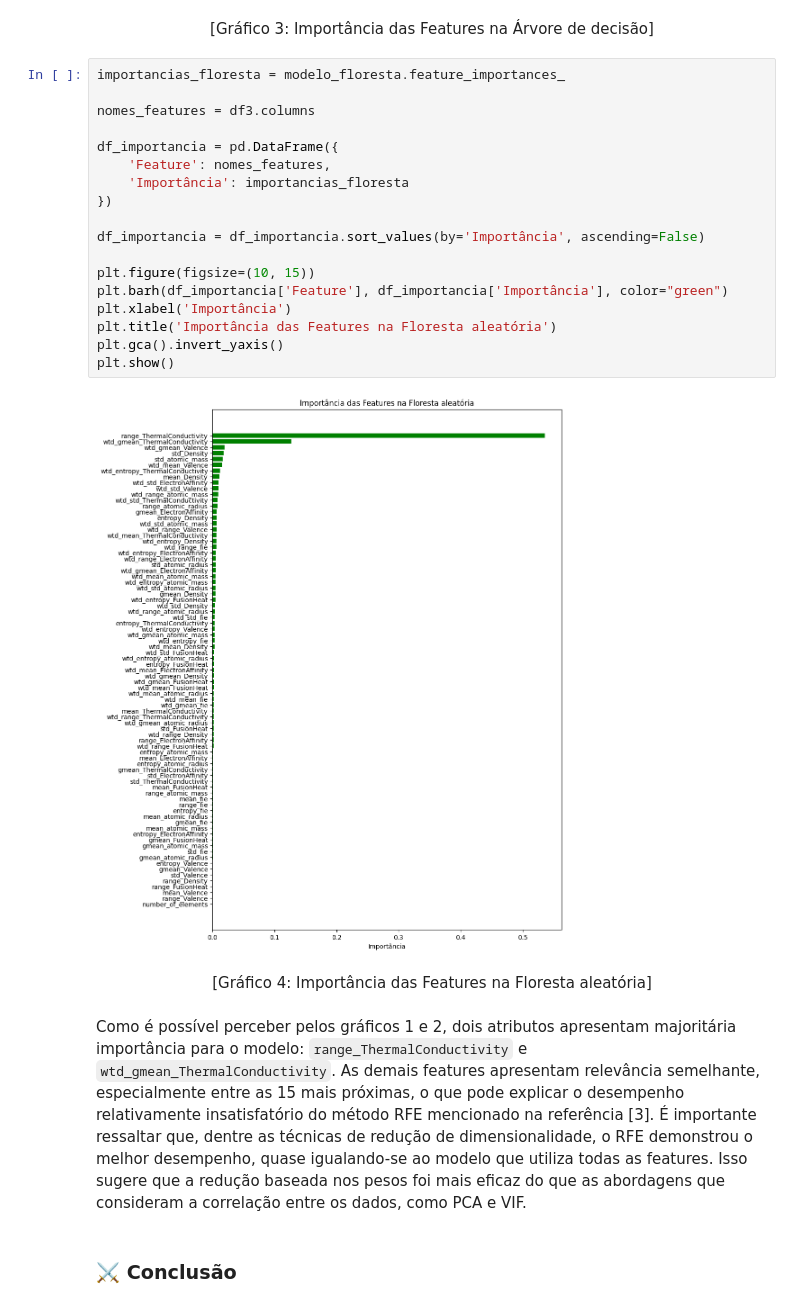
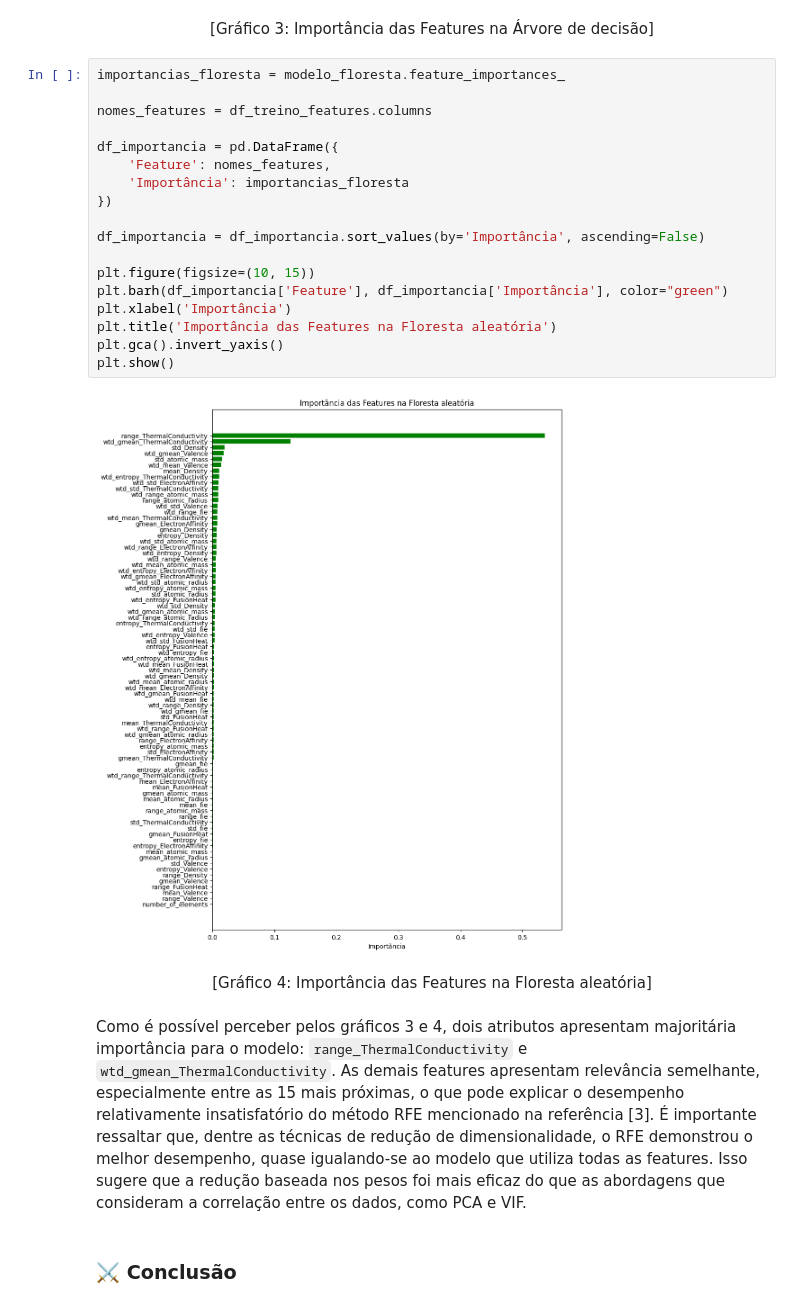
Before and after one commit to JuliaGuedesASantos/Machine-Learning---Cavaleiros-da-Supernova, a Jupyter notebook: Criatura Lendária/2.4 Desenvolvimento - Árvore de decisão e Floresta Aleatória.ipynb, the cells around one changed output. Saved outputs shown, nothing was run; the diff lists cells and outputs as text.

```diff
--- a/Criatura Lendária/2.4 Desenvolvimento - Árvore de decisão e Floresta Aleatória.ipynb
+++ b/Criatura Lendária/2.4 Desenvolvimento - Árvore de decisão e Floresta Aleatória.ipynb
@@ -226,27 +225,27 @@ plt.show()
 # %%
 importancias_floresta = modelo_floresta.feature_importances_
 
-nomes_features = df3.columns
+nomes_features = df_treino_features.columns
 
 df_importancia = pd.DataFrame({
     'Feature': nomes_features,
     'Importância': importancias_floresta
 })
 
 df_importancia = df_importancia.sort_values(by='Importância', ascending=False)
 
 plt.figure(figsize=(10, 15))
 plt.barh(df_importancia['Feature'], df_importancia['Importância'], color="green")
 plt.xlabel('Importância')
 plt.title('Importância das Features na Floresta aleatória')
 plt.gca().invert_yaxis()
 plt.show()
 # %% [output]
-[figure, old version]
+[figure, new version]
 # %% [markdown]
 <center> [Gráfico 4: Importância das Features na Floresta aleatória]
 # %% [markdown]
-Como é possível perceber pelos gráficos 1 e 2, dois atributos apresentam majoritária importância para o modelo: ``range_ThermalConductivity`` e ``wtd_gmean_ThermalConductivity``. As demais features apresentam relevância semelhante, especialmente entre as 15 mais próximas, o que pode explicar o desempenho relativamente insatisfatório do método RFE mencionado na referência [3]. É importante ressaltar que, dentre as técnicas de redução de dimensionalidade, o RFE demonstrou o melhor desempenho, quase igualando-se ao modelo que utiliza todas as features. Isso sugere que a redução baseada nos pesos foi mais eficaz do que as abordagens que consideram a correlação entre os dados, como PCA e VIF.
+Como é possível perceber pelos gráficos 3 e 4, dois atributos apresentam majoritária importância para o modelo: ``range_ThermalConductivity`` e ``wtd_gmean_ThermalConductivity``. As demais features apresentam relevância semelhante, especialmente entre as 15 mais próximas, o que pode explicar o desempenho relativamente insatisfatório do método RFE mencionado na referência [3]. É importante ressaltar que, dentre as técnicas de redução de dimensionalidade, o RFE demonstrou o melhor desempenho, quase igualando-se ao modelo que utiliza todas as features. Isso sugere que a redução baseada nos pesos foi mais eficaz do que as abordagens que consideram a correlação entre os dados, como PCA e VIF.
 # %% [markdown]
 ### ⚔️ **Conclusão**
 # %% [markdown]
```
Also changed, not shown: parts of 9 cells of this notebook, 7 other files.
